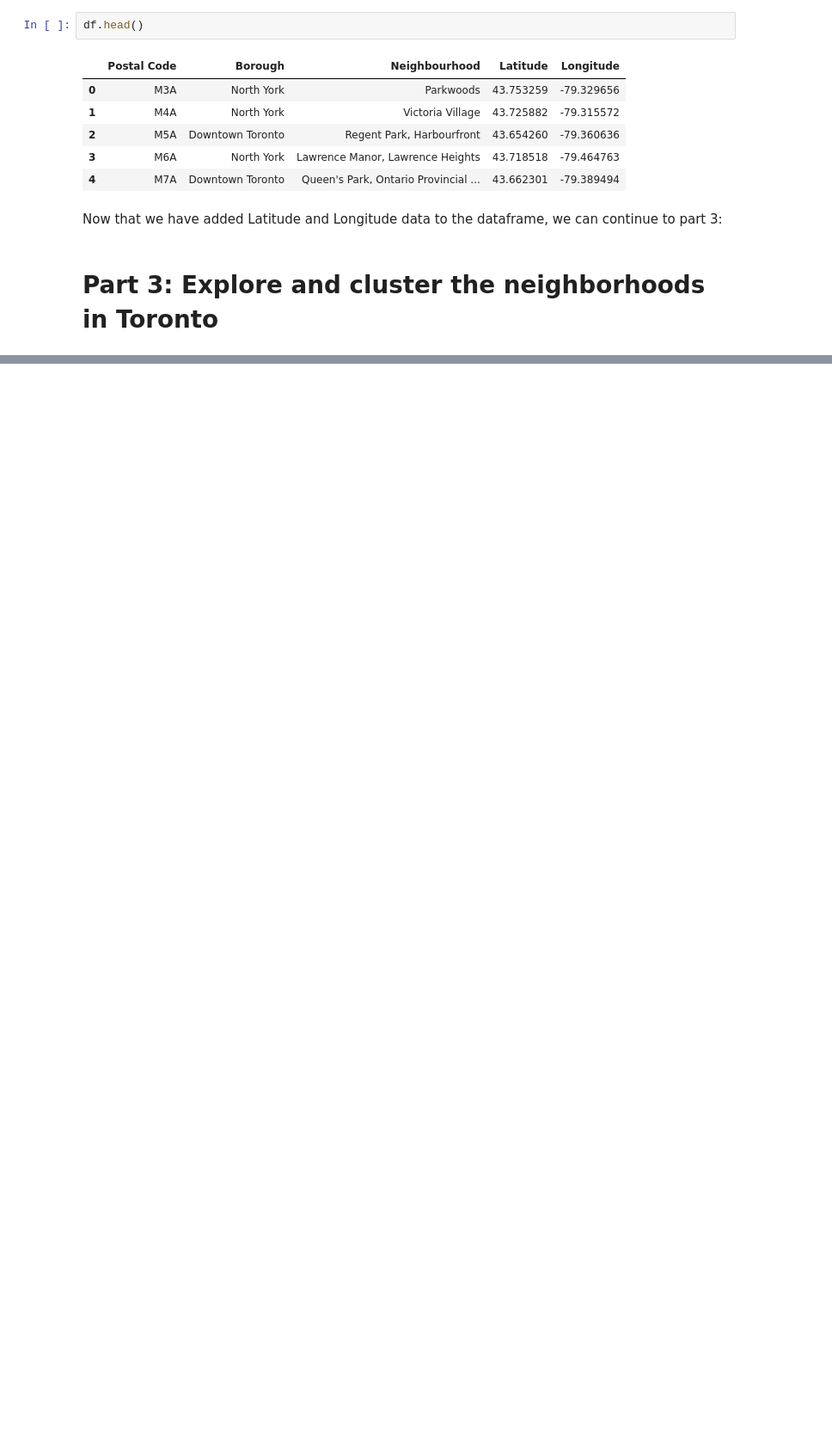
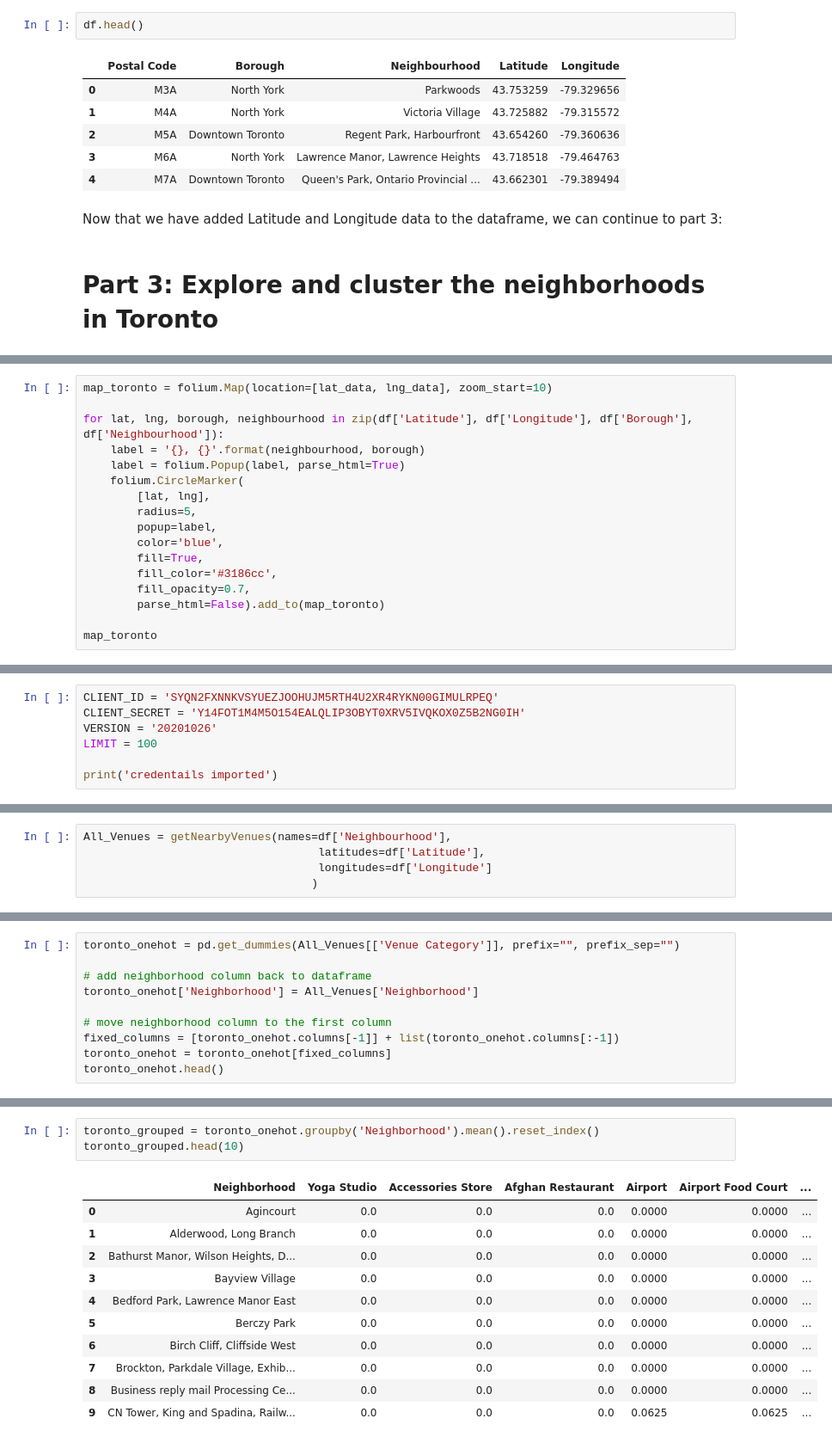
Before and after one commit to SV-Dip/Coursera_Capstone, a Jupyter notebook: Neighborhoods_Toronto.ipynb, the cells around one changed output, grey strips where cells are left out. Shown: that part at 86% size. Cells and saved outputs as stored; diff of their text form; blank space fills up the shorter version.

```diff
--- a/Neighborhoods_Toronto.ipynb
+++ b/Neighborhoods_Toronto.ipynb
@@ -165,0 +170,17 @@ Now that we have added Latitude and Longitude data to the dataframe, we can cont
+# %%
+map_toronto = folium.Map(location=[lat_data, lng_data], zoom_start=10)
+
+for lat, lng, borough, neighbourhood in zip(df['Latitude'], df['Longitude'], df['Borough'], df['Neighbourhood']):
+    label = '{}, {}'.format(neighbourhood, borough)
+    label = folium.Popup(label, parse_html=True)
+    folium.CircleMarker(
+        [lat, lng],
+        radius=5,
+        popup=label,
+        color='blue',
+        fill=True,
+        fill_color='#3186cc',
+        fill_opacity=0.7,
+        parse_html=False).add_to(map_toronto)
+
+map_toronto
@@ -165,0 +191,7 @@ Now that we have added Latitude and Longitude data to the dataframe, we can cont
+# %%
+CLIENT_ID = 'SYQN2FXNNKVSYUEZJOOHUJM5RTH4U2XR4RYKN00GIMULRPEQ'
+CLIENT_SECRET = 'Y14FOT1M4M5O154EALQLIP3OBYT0XRV5IVQKOX0Z5B2NG0IH'
+VERSION = '20201026'
+LIMIT = 100
+
+print('credentails imported')
@@ -165,0 +239,5 @@ Now that we have added Latitude and Longitude data to the dataframe, we can cont
+# %%
+All_Venues = getNearbyVenues(names=df['Neighbourhood'],
+                                   latitudes=df['Latitude'],
+                                   longitudes=df['Longitude']
+                                  )
@@ -165,0 +277,10 @@ Now that we have added Latitude and Longitude data to the dataframe, we can cont
+# %%
+toronto_onehot = pd.get_dummies(All_Venues[['Venue Category']], prefix="", prefix_sep="")
+
+# add neighborhood column back to dataframe
+toronto_onehot['Neighborhood'] = All_Venues['Neighborhood']
+
+# move neighborhood column to the first column
+fixed_columns = [toronto_onehot.columns[-1]] + list(toronto_onehot.columns[:-1])
+toronto_onehot = toronto_onehot[fixed_columns]
+toronto_onehot.head()
@@ -165,0 +301,15 @@ Now that we have added Latitude and Longitude data to the dataframe, we can cont
+# %%
+toronto_grouped = toronto_onehot.groupby('Neighborhood').mean().reset_index()
+toronto_grouped.head(10)
+# %% [output]
+|  | Neighborhood | Yoga Studio | Accessories Store | Afghan Restaurant | Airport | Airport Food Court | ... |
+| 0 | Agincourt | 0.0 | 0.0 | 0.0 | 0.0000 | 0.0000 | ... |
+| 1 | Alderwood, Long Branch | 0.0 | 0.0 | 0.0 | 0.0000 | 0.0000 | ... |
+| 2 | Bathurst Manor, Wilson Heights, D... | 0.0 | 0.0 | 0.0 | 0.0000 | 0.0000 | ... |
+| 3 | Bayview Village | 0.0 | 0.0 | 0.0 | 0.0000 | 0.0000 | ... |
+| 4 | Bedford Park, Lawrence Manor East | 0.0 | 0.0 | 0.0 | 0.0000 | 0.0000 | ... |
+| 5 | Berczy Park | 0.0 | 0.0 | 0.0 | 0.0000 | 0.0000 | ... |
+| 6 | Birch Cliff, Cliffside West | 0.0 | 0.0 | 0.0 | 0.0000 | 0.0000 | ... |
+| 7 | Brockton, Parkdale Village, Exhib... | 0.0 | 0.0 | 0.0 | 0.0000 | 0.0000 | ... |
+| 8 | Business reply mail Processing Ce... | 0.0 | 0.0 | 0.0 | 0.0000 | 0.0000 | ... |
+| 9 | CN Tower, King and Spadina, Railw... | 0.0 | 0.0 | 0.0 | 0.0625 | 0.0625 | ... |
```
Also changed, not shown: parts of 47 cells of this notebook.
